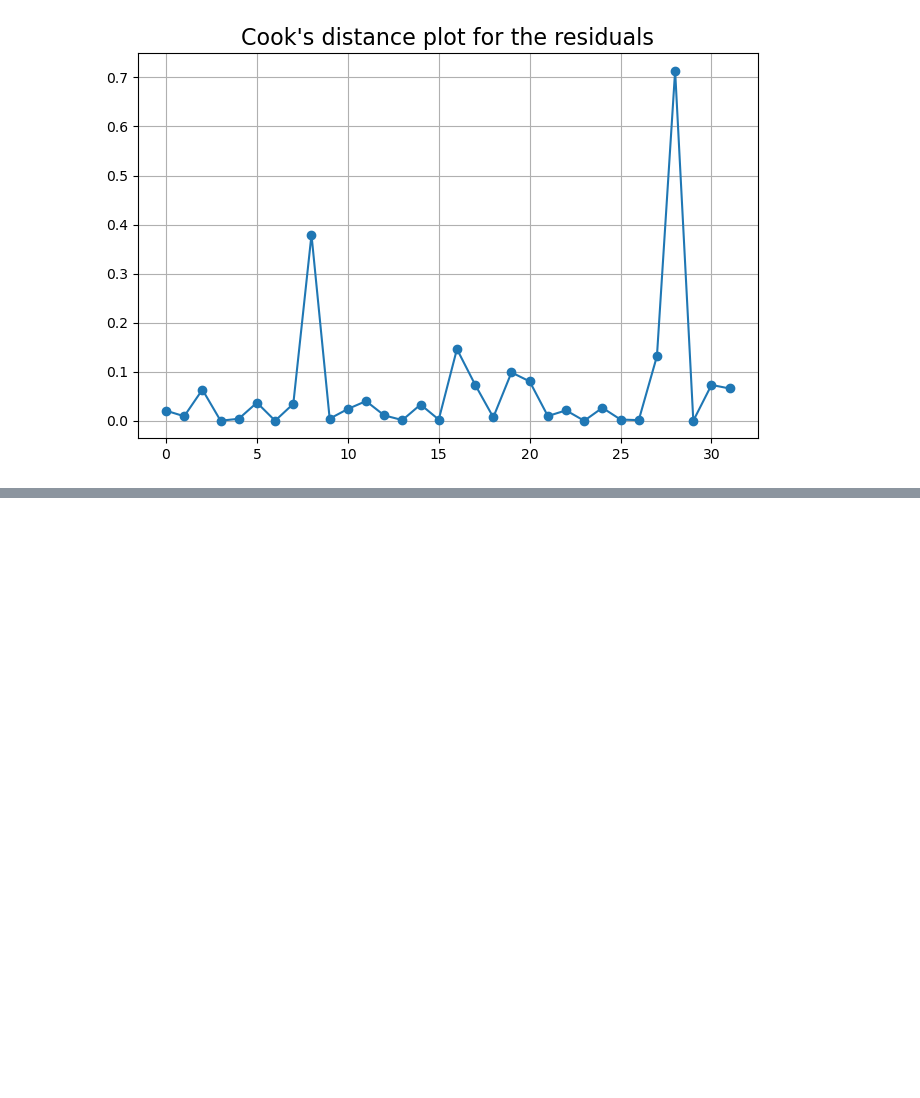
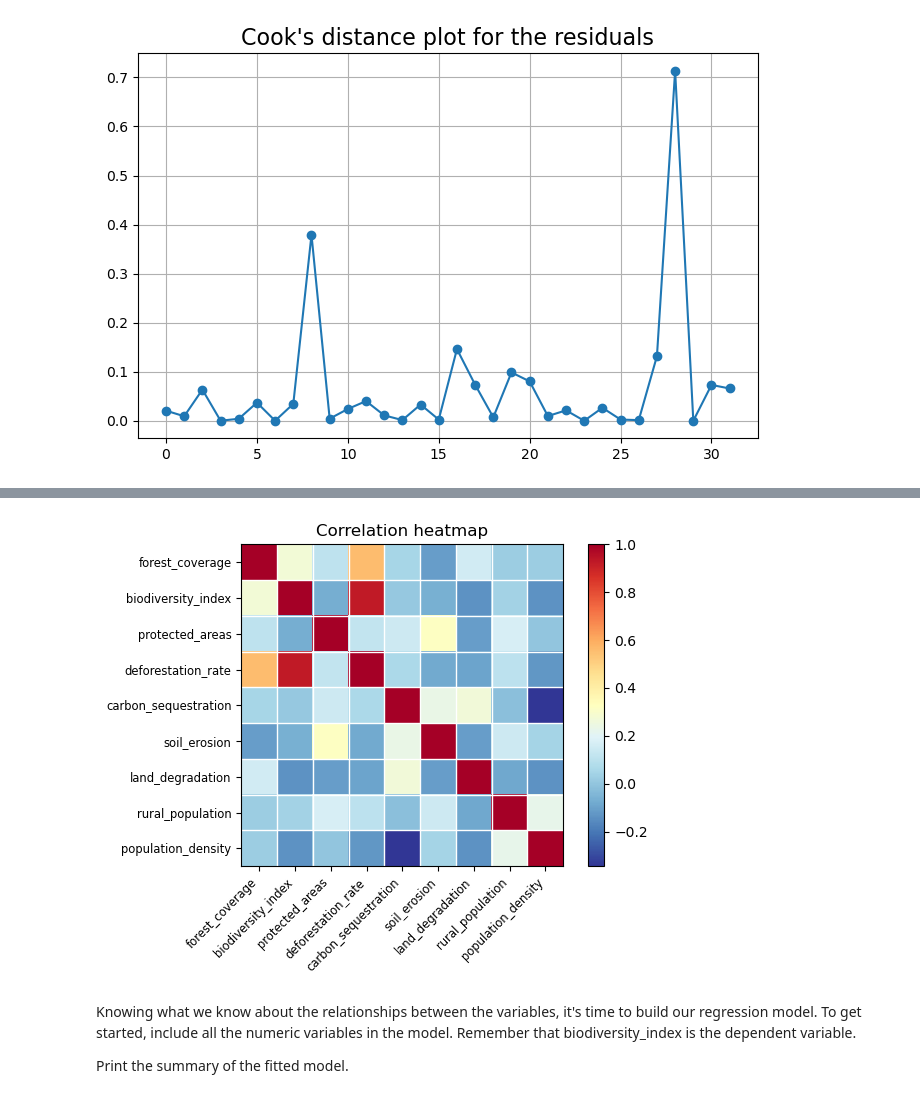
Before and after one commit to AnnCKaroki/alx_data_projects, a Jupyter notebook: data-science/Multiple_linear_regression.ipynb, the cells around one changed output, grey strips where cells are left out. Cells and saved outputs as stored; diff of their text form; code cells hidden in the pictures; blank space fills up the shorter version.

```diff
--- a/data-science/Multiple_linear_regression.ipynb
+++ b/data-science/Multiple_linear_regression.ipynb
@@ -291,0 +316,3 @@ plt.show()
+# %%
+environmental_indicators = pd.read_csv('https://raw.githubusercontent.com/Explore-AI/Public-Data/master/Data/regression_sprint/enviro_indicators.csv', index_col=0)
+environmental_indicators.head(10)
@@ -291,0 +412,4 @@ plt.show()
+# %%
+df = pd.DataFrame(environmental_indicators)
+corr_matrix = df.corr()
+print(corr_matrix.round(2))
@@ -291,0 +434,11 @@ plt.show()
+# %%
+fig = sgc.plot_corr(corr_matrix, xnames=corr_matrix.columns)
+
+plt.title("Correlation heatmap")
+plt.show()
+# %% [output]
+[figure, added]
+# %% [markdown]
+Knowing what we know about the relationships between the variables, it's time to build our regression model. To get started, include all the numeric variables in the model. Remember that biodiversity_index is the dependent variable.
+
+Print the summary of the fitted model.
```
Also changed, not shown: parts of 29 cells of this notebook.
